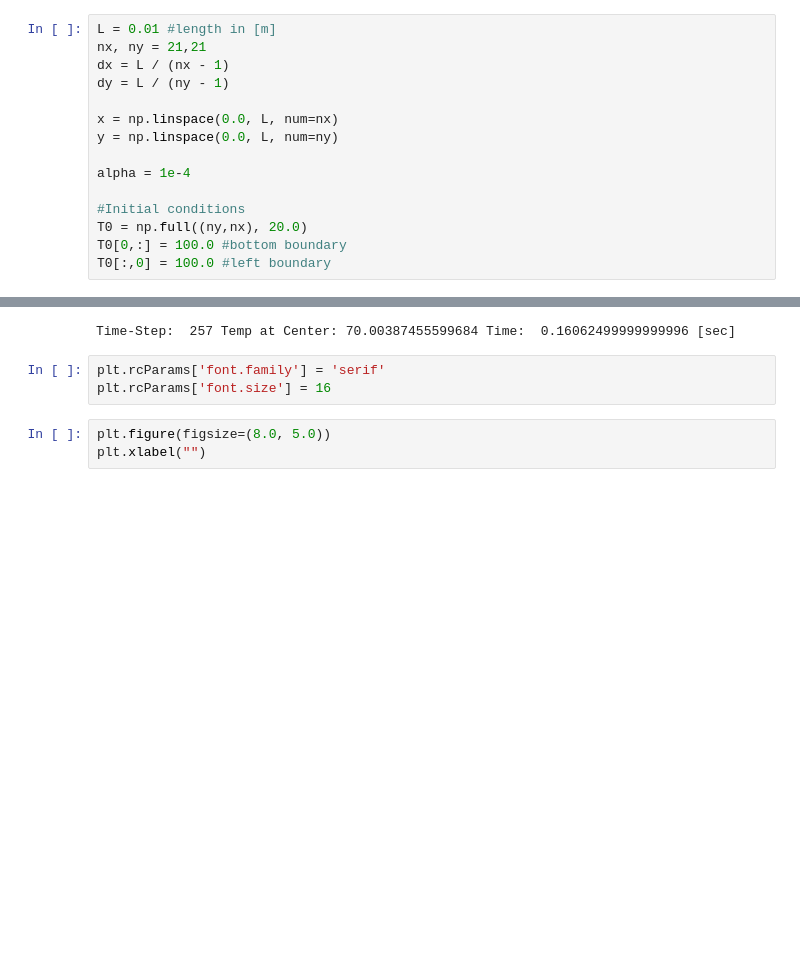
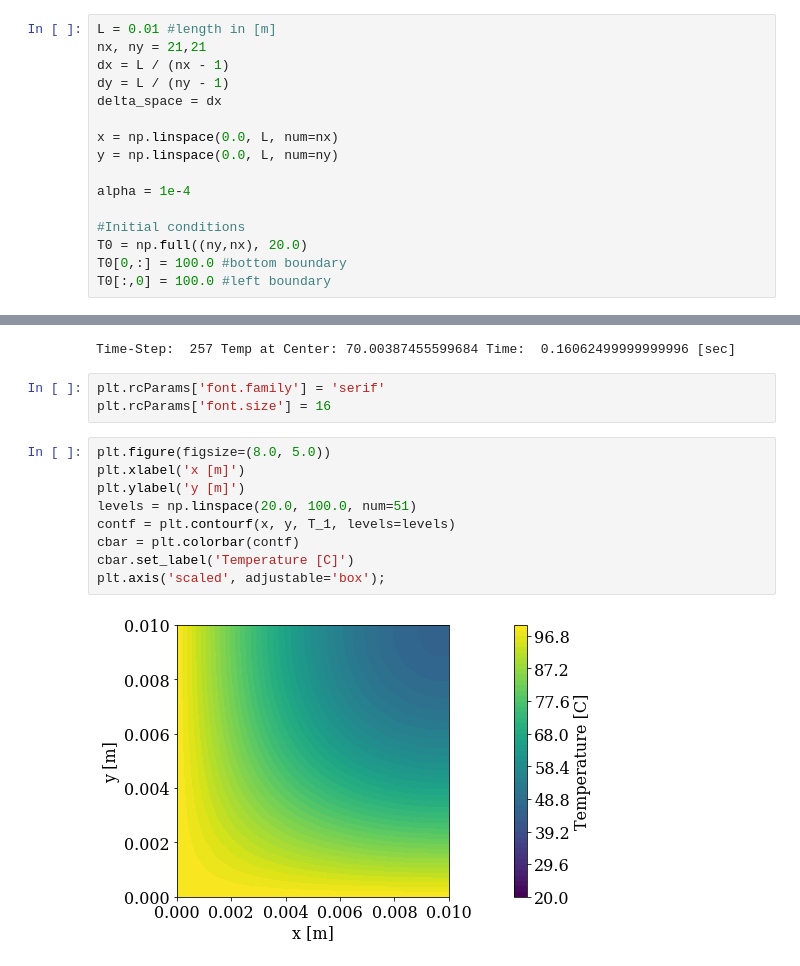
Before and after one commit to SchwartzCode/MAE-6286, a Jupyter notebook: Module_4-4_practice.ipynb, the cells around one changed output, grey strips where cells are left out. Saved outputs shown, nothing was run; the diff lists cells and outputs as text; blank space fills up the shorter version.

```diff
--- a/Module_4-4_practice.ipynb
+++ b/Module_4-4_practice.ipynb
@@ -8,6 +8,7 @@ L = 0.01 #length in [m]
 nx, ny = 21,21
 dx = L / (nx - 1)
 dy = L / (ny - 1)
+delta_space = dx
 
 x = np.linspace(0.0, L, num=nx)
 y = np.linspace(0.0, L, num=ny)
@@ -153,6 +154,14 @@ Time-Step:  257 Temp at Center: 70.00387455599684 Time:  0.16062499999999996 [se
 # %%
 plt.rcParams['font.family'] = 'serif'
 plt.rcParams['font.size'] = 16
-# %%
-plt.figure(figsize=(8.0, 5.0))
-plt.xlabel("")
+# %%
+plt.figure(figsize=(8.0, 5.0))
+plt.xlabel('x [m]')
+plt.ylabel('y [m]')
+levels = np.linspace(20.0, 100.0, num=51)
+contf = plt.contourf(x, y, T_1, levels=levels)
+cbar = plt.colorbar(contf)
+cbar.set_label('Temperature [C]')
+plt.axis('scaled', adjustable='box');
+# %% [output]
+[figure, added]
```
Also changed, not shown: 2 other files.
